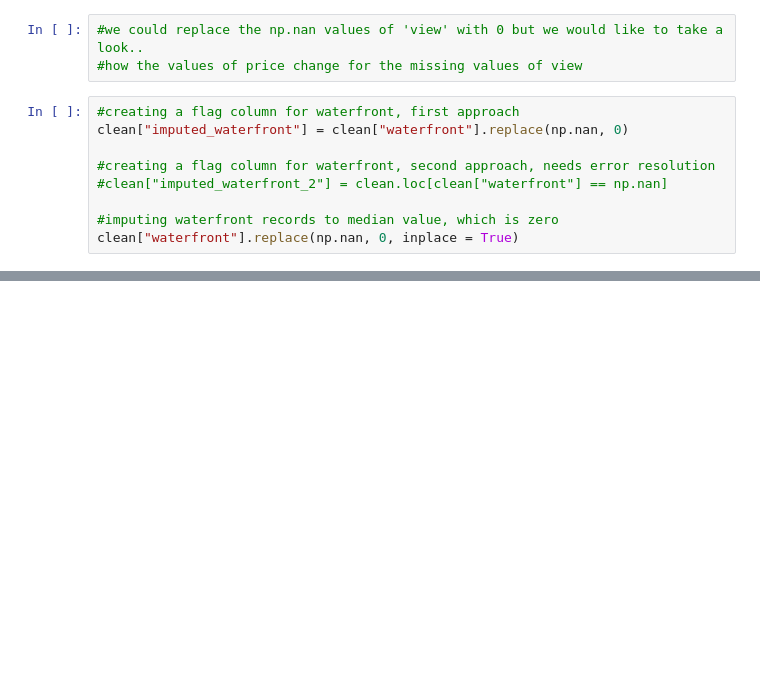
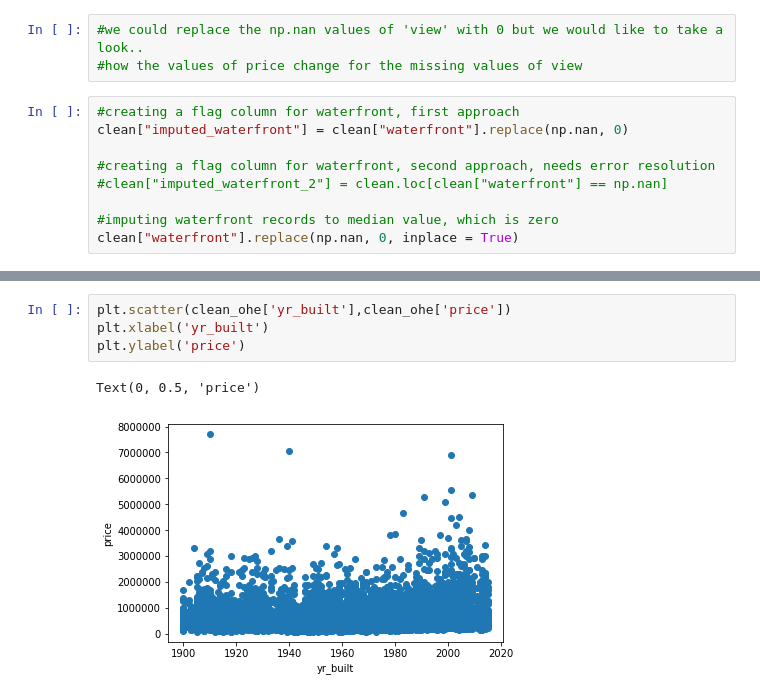
Before and after one commit to allisonhonold/dsc-v2-mod1-final-project-seattle-ds-080519, a Jupyter notebook: student Henok.ipynb, the cells around one changed output, grey strips where cells are left out. Cells and saved outputs as stored; diff of their text form; blank space fills up the shorter version.

```diff
--- a/student Henok.ipynb
+++ b/student Henok.ipynb
@@ -335,0 +459,7 @@ clean['sqft_basement'].isna().sum()
+# %%
+plt.scatter(clean_ohe['yr_built'],clean_ohe['price'])
+plt.xlabel('yr_built')
+plt.ylabel('price')
+# %% [output]
+Text(0, 0.5, 'price')
+[figure, added]
```
Also changed, not shown: parts of 73 cells of this notebook.
